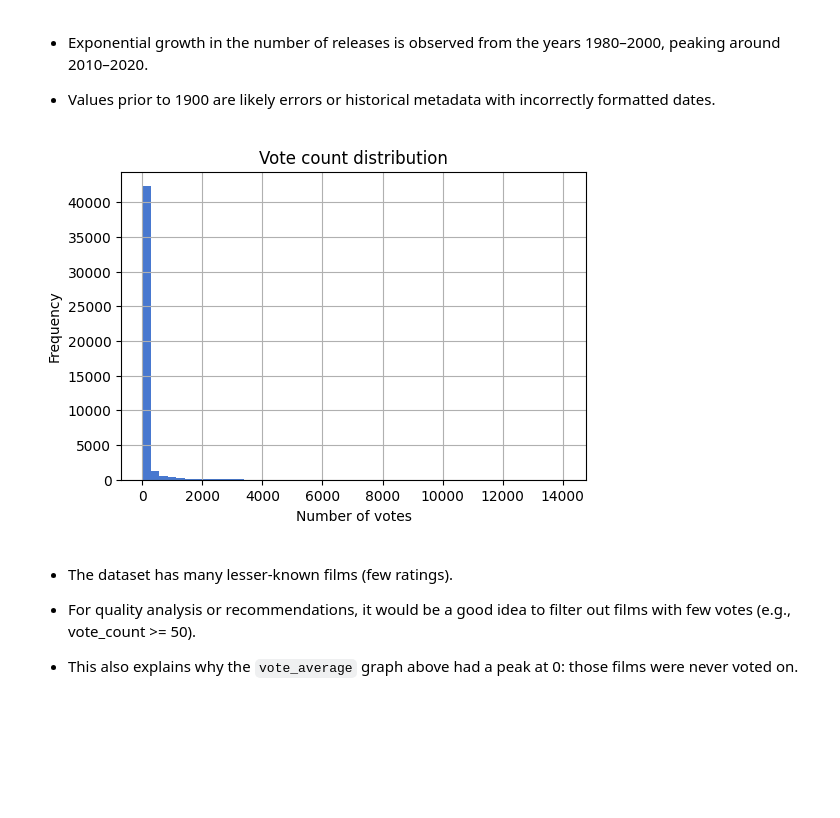
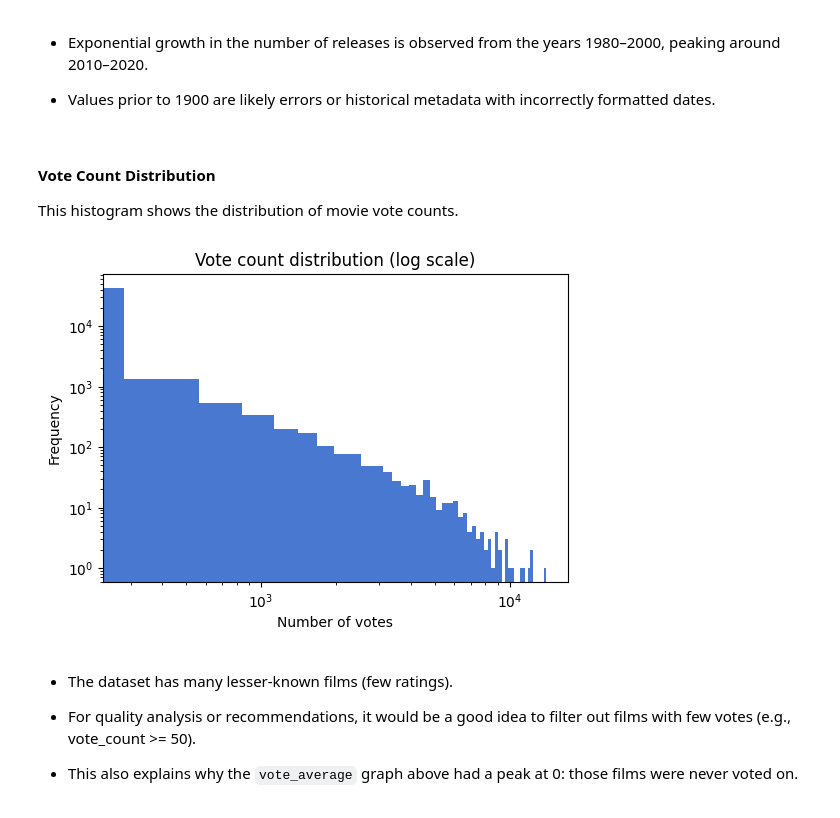
Before and after one commit to liangjizhu/ex3_VeryLargeDatabases, a Jupyter notebook: app/eda_movies.ipynb, the cells around one changed output. Saved outputs shown, nothing was run; the diff lists cells and outputs as text; code cells hidden in the pictures; blank space fills up the shorter version.

```diff
--- a/app/eda_movies.ipynb
+++ b/app/eda_movies.ipynb
@@ -182,12 +190,17 @@ plt.show()
+# %% [markdown]
+#### Vote Count Distribution
+
+This histogram shows the distribution of movie vote counts.
 # %%
-# Number of votes distribution (popular films)
-movies['vote_count'].hist(bins=50, figsize=(6,4))
-plt.title("Vote count distribution")
+plt.figure(figsize=(6,4))
+movies["vote_count"].plot.hist(bins=50, log=True)
+plt.title("Vote count distribution (log scale)")
 plt.xlabel("Number of votes")
 plt.ylabel("Frequency")
+plt.xscale("log")
 plt.show()
 # %% [output]
-[figure, old version]
+[figure, new version]
 # %% [markdown]
 - The dataset has many lesser-known films (few ratings).
 
```
Also changed, not shown: parts of 42 cells of this notebook, 2 other files.
